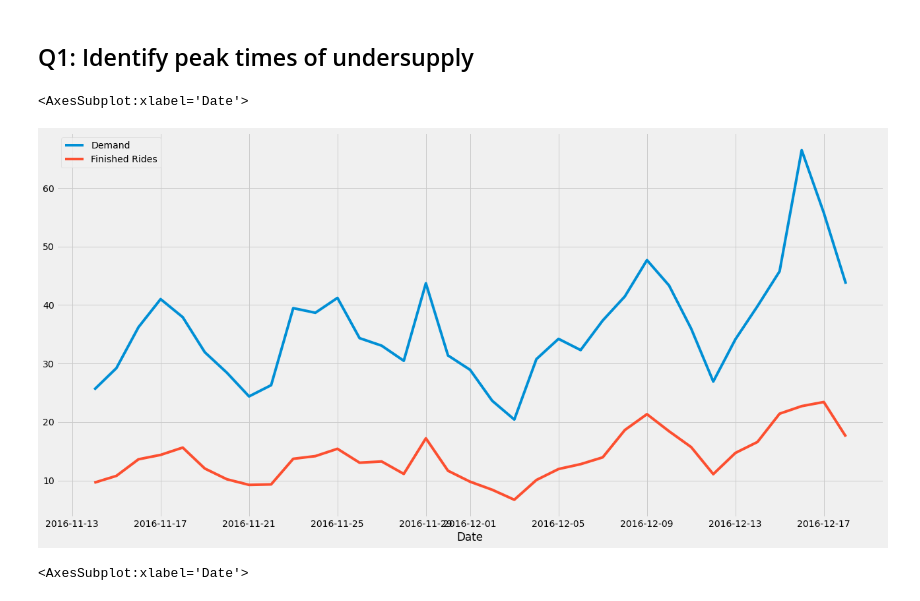
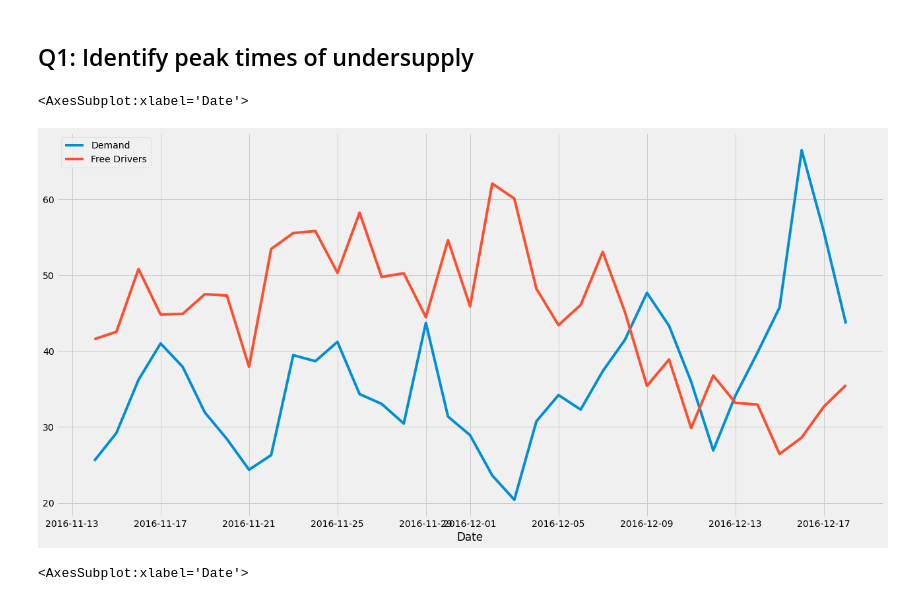
Before and after one commit to jlousada315/bolt-test, a Jupyter notebook: bolt-jl.ipynb, the cells around one changed output. Drawn from its saved outputs; the diff is of its cells as text; code cells hidden in the pictures.

```diff
--- a/bolt-jl.ipynb
+++ b/bolt-jl.ipynb
@@ -129,10 +129,10 @@ sd.describe()
 ## Q1: Identify peak times of undersupply
 # %%
 sd.groupby('Date')['Demand'].mean().plot(legend=True)
-sd.groupby('Date')['Finished Rides'].mean().plot(legend=True, figsize=(20, 10))
+sd.groupby('Date')['Free Drivers'].mean().plot(legend=True, figsize=(20, 10))
 # %% [output]
 <AxesSubplot:xlabel='Date'>
-[figure, old version]
+[figure, new version]
 # %%
 sd.groupby('Date')['Coverage Ratio (%)'].mean().plot(legend=True, figsize=(20, 10))
 # %% [output]
```
Also changed, not shown: parts of 18 cells of this notebook.
